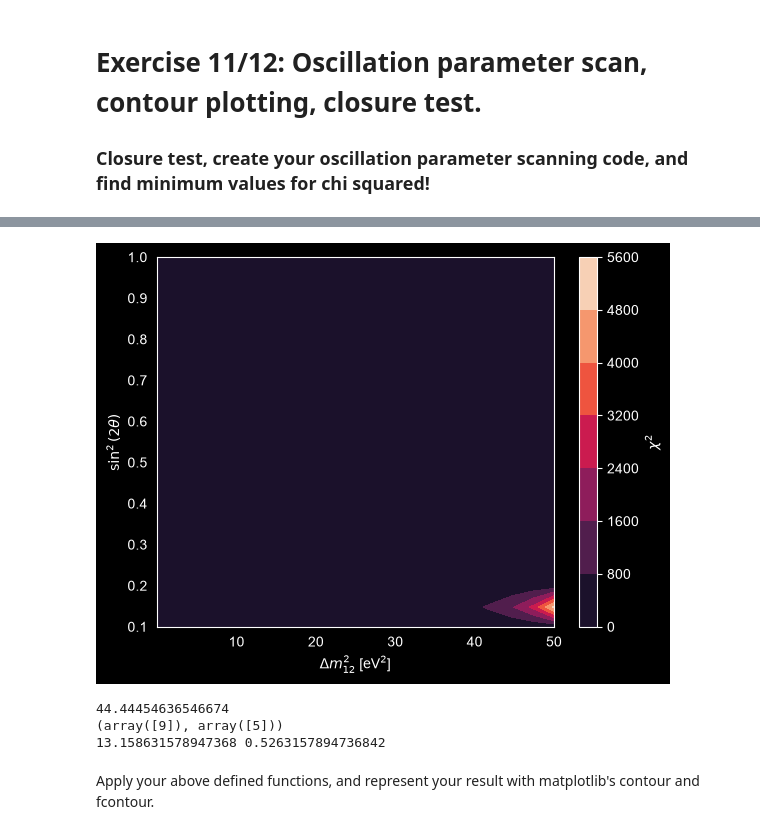
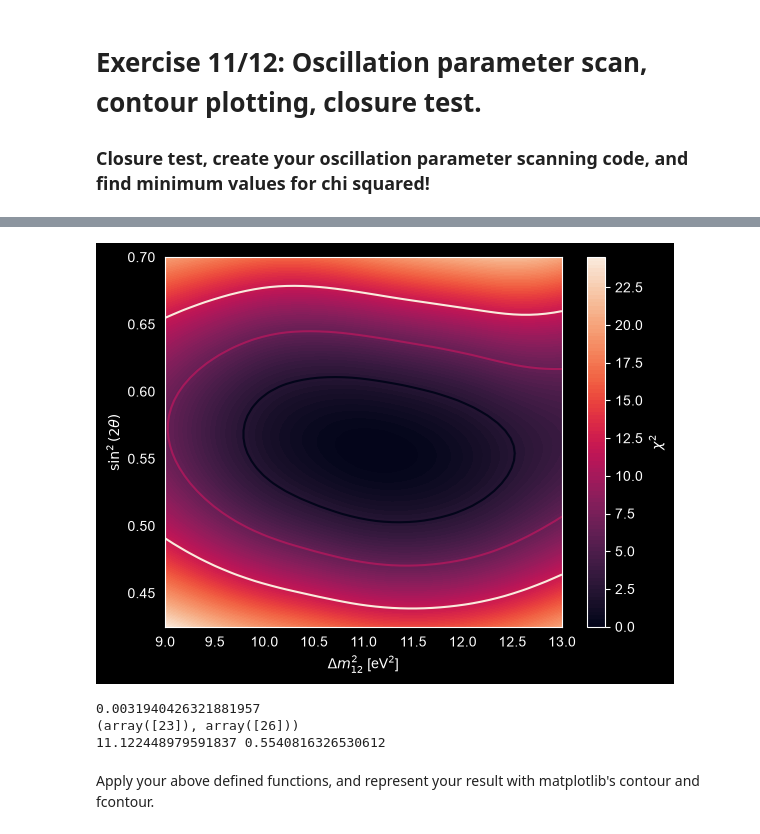
Before and after one commit to harrisonunwin/MicroBooNE_Lab, a Jupyter notebook: MainAnalysis_template.ipynb, the cells around one changed output, grey strips where cells are left out. Cells and saved outputs as stored; diff of their text form; code cells hidden in the pictures.

```diff
--- a/MainAnalysis_template.ipynb
+++ b/MainAnalysis_template.ipynb
@@ -633,14 +633,14 @@ plot_oscillated(MC_after, df_mboone, weight_col="new_weight")
 [figure]
 # %%
 # chi squared function
-def chi2(mc_df, data_df, weight_col="new_weight", var="trk_energy_tot", BIN=25):
+def chi2(mc_df, data_df, lower_col="new_weight", upper_col = None, var="trk_energy_tot", BIN=25):
     lo, hi = min(mc_df[var]), max(mc_df[var])
     edges = np.linspace(lo, hi, BIN+1)
 
-    counts_mc, _ = np.histogram(mc_df[var], bins = edges, weights = mc_df[weight_col])
+    counts_mc, _ = np.histogram(mc_df[var], bins = edges, weights = mc_df[lower_col])
 
-    if "weight" in data_df.columns:
-        counts_obs, _ = np.histogram(data_df[var], bins = edges, weights = data_df["weight"])
+    if upper_col is not None:
+        counts_obs, _ = np.histogram(data_df[var], bins = edges, weights = data_df[upper_col])
     else:
         counts_obs, _ = np.histogram(data_df[var], bins = edges)
 
@@ -671,6 +671,7 @@ print(red_chi)
 # Selection cuts on oscillated data
 oscillated_file = './data/oscillated_data.pkl'
 oscillated_df = pd.read_pickle(oscillated_file)
+oscillated_df = oscillated_df[oscillated_df["trk_energy_tot"] < 3]
 
 oscillated_cut = Selections(oscillated_df)
 # %%
@@ -682,8 +695,8 @@ from tqdm import tqdm_notebook
 # %%
 # Function that loops the above function across range of values of delM21 and sin^2(2theta)
 def chi_loop():
-    dm = np.linspace(0.001,50,20)
-    sinsq2theta = np.linspace(0.1,1,20)
+    dm = np.linspace(9,13,50)
+    sinsq2theta = np.linspace(0.425,0.7,50)
     chi_grid = np.zeros((len(sinsq2theta), len(dm)))
 
 
@@ -691,9 +704,15 @@ def chi_loop():
         for a, j in enumerate(sinsq2theta):
 
             oscillate(MC_after, j, i)
-            chi_grid[a, b] = chi2(MC_after, oscillated_cut)
+            chi_grid[a, b] = chi2(oscillated_cut, MC_after, lower_col = 'weight', upper_col = 'new_weight')
 
     return dm, sinsq2theta, chi_grid
 
 X, Y, Z = chi_loop()
-X2, Y2 = np.meshgrid(X, Y, indexing="ij")
+
+sigma1 = 2.3
+sigma2 = 6.18
+sigma3 = 11.83
+chi2min = 0.12814974987958597
+
+levels = [chi2min + sigma1, chi2min + sigma2, chi2min + sigma3]
@@ -700,26 +722,30 @@ X2, Y2 = np.meshgrid(X, Y, indexing="ij")
 # %%
 # plot contourf function and find minimum!
+
+
 
 def contour_plot():
 
     fig, ax = plt.subplots()
-    shading = ax.contourf(X2, Y2, Z)
+    shading = ax.contourf(X, Y, Z, levels = 100)
+    lines = ax.contour(X, Y, Z, levels = levels)
+
     fig.colorbar(shading, label=r"$\chi^2$")
     ax.set(xlabel=r"$\Delta m^2_{12}$ [eV$^2$]", ylabel=r"$\sin^2(2\theta)$")
     plt.show()
 
 contour_plot()
 # %% [output]
-[figure, old version]
+[figure, new version]
 # %%
 
 print(np.min(Z))
 print(np.where(Z == np.min(Z)))
-print(X[5], Y[9])
+print(X[26], Y[23])
 # %% [output]
-44.44454636546674
-(array([9]), array([5]))
-13.158631578947368 0.5263157894736842
+0.0031940426321881957
+(array([23]), array([26]))
+11.122448979591837 0.5540816326530612
 # %% [markdown]
 Apply your above defined functions, and represent your result with matplotlib's contour and fcontour.
 # %%
```
Also changed, not shown: parts of 3 cells of this notebook.
